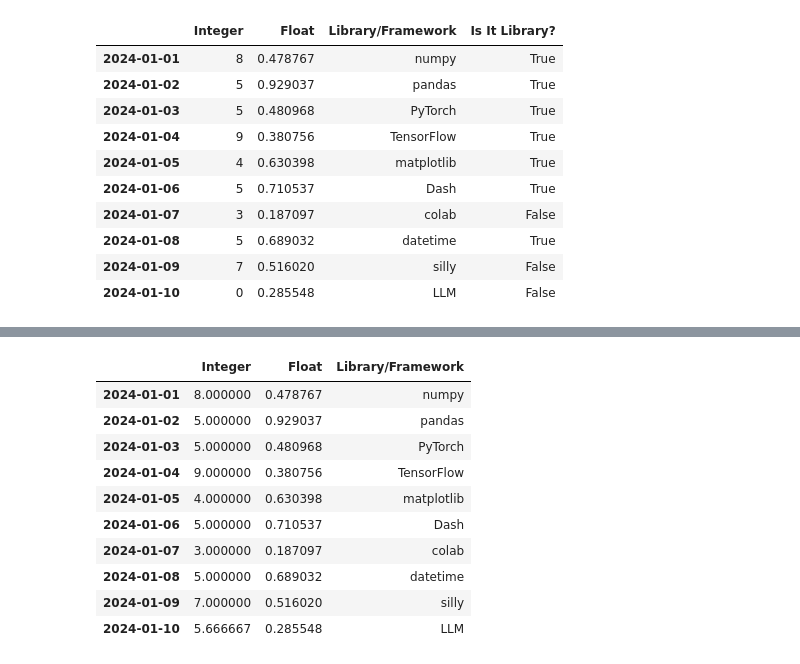
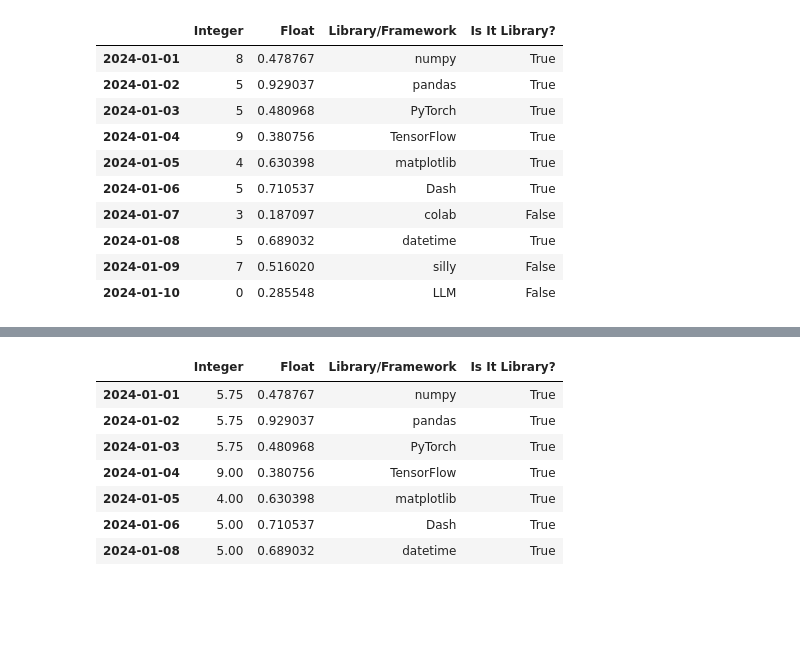
Before and after one commit to ansoncmlam/data_analysis_review, a Jupyter notebook: pandas_essentials.ipynb, the cells around one changed output, grey strips where cells are left out. Cells and saved outputs as stored; diff of their text form; code cells hidden in the pictures; blank space fills up the shorter version.

```diff
--- a/pandas_essentials.ipynb
+++ b/pandas_essentials.ipynb
@@ -313,16 +327,13 @@ data
-# %%
-data.fillna(data["Integer"].mean(), inplace=True)
-data
-# %% [output]
-|  | Integer | Float | Library/Framework |
-| 2024-01-01 | 8.000000 | 0.478767 | numpy |
-| 2024-01-02 | 5.000000 | 0.929037 | pandas |
-| 2024-01-03 | 5.000000 | 0.480968 | PyTorch |
-| 2024-01-04 | 9.000000 | 0.380756 | TensorFlow |
-| 2024-01-05 | 4.000000 | 0.630398 | matplotlib |
-| 2024-01-06 | 5.000000 | 0.710537 | Dash |
-| 2024-01-07 | 3.000000 | 0.187097 | colab |
-| 2024-01-08 | 5.000000 | 0.689032 | datetime |
-| 2024-01-09 | 7.000000 | 0.516020 | silly |
-| 2024-01-10 | 5.666667 | 0.285548 | LLM |
+# %%
+combined = combined.fillna(combined["Integer"].mean())
+combined
+# %% [output]
+|  | Integer | Float | Library/Framework | Is It Library? |
+| 2024-01-01 | 5.75 | 0.478767 | numpy | True |
+| 2024-01-02 | 5.75 | 0.929037 | pandas | True |
+| 2024-01-03 | 5.75 | 0.480968 | PyTorch | True |
+| 2024-01-04 | 9.00 | 0.380756 | TensorFlow | True |
+| 2024-01-05 | 4.00 | 0.630398 | matplotlib | True |
+| 2024-01-06 | 5.00 | 0.710537 | Dash | True |
+| 2024-01-08 | 5.00 | 0.689032 | datetime | True |
 # %%
```
Also changed, not shown: parts of 4 cells of this notebook.
